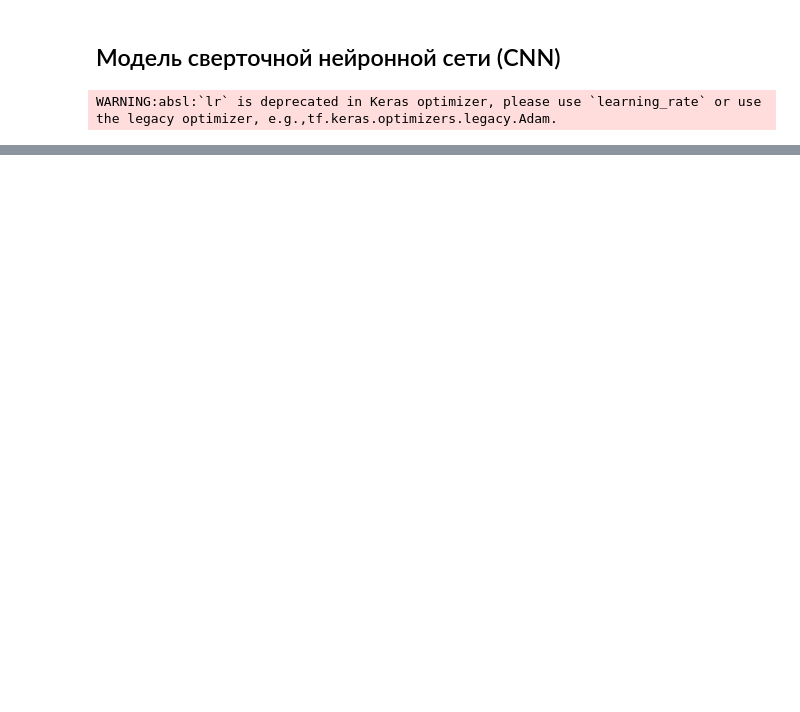
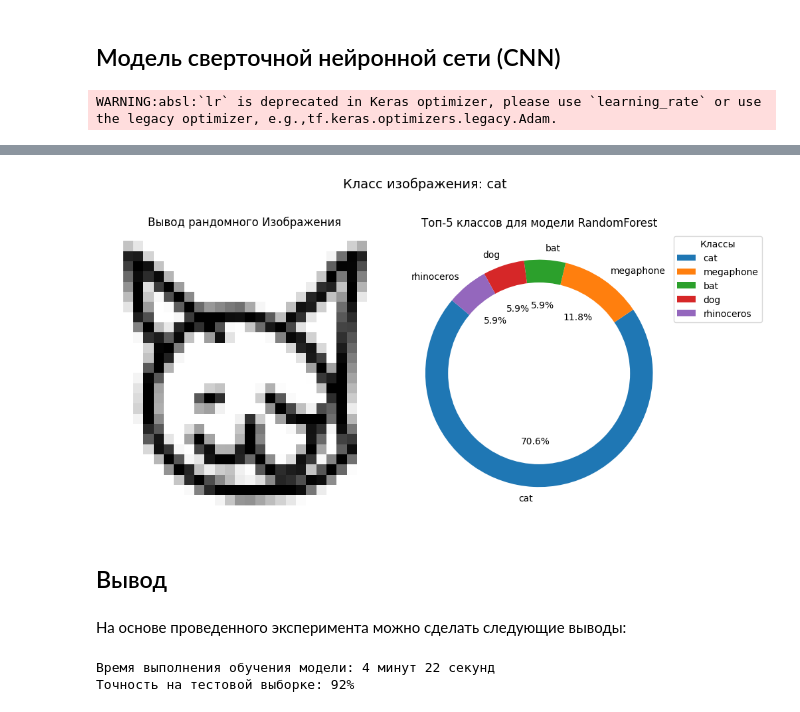
Before and after one commit to kostique23/kostique23.github.io, a Jupyter notebook: (Кулебякин_К_Д_)_Практическая_работа_№1_(задача_3).ipynb, the cells around one changed output, grey strips where cells are left out. Saved outputs shown, nothing was run; the diff lists cells and outputs as text; code cells hidden in the pictures; blank space fills up the shorter version.

```diff
--- a/(Кулебякин_К_Д_)_Практическая_работа_№1_(задача_3).ipynb
+++ b/(Кулебякин_К_Д_)_Практическая_работа_№1_(задача_3).ipynb
@@ -196,0 +209,19 @@ print(f"Точность на тестовой выборке: {int(score[1] * 1
+# %%
+#@title Подготовительная часть
+
+# Преобразование данных в 2D массив
+x_train_flat = x_train.reshape(x_train.shape[0], -1)
+x_test_flat = x_test.reshape(x_test.shape[0], -1)
+
+# Инициализация модели Random Forest
+rf_model = RandomForestClassifier(n_estimators=100, random_state=0, n_jobs=-1)
+# %%
+#@title Обучение модели Random Forest
+
+start_rf = time.time()
+rf_model.fit(x_train_flat, y_train.argmax(axis=1))
+end_rf = time.time()
+
+elapsed_time_rf = end_rf - start_rf
+minutes_rf = int(elapsed_time_rf // 60)
+second_rf = int(elapsed_time_rf % 60)
@@ -243,0 +285,55 @@ plt.show()
+# %%
+#@title Вывод для RandomForest
+
+# Выбор рандомного изображения
+idx = randint(0, len(x_test))
+img = x_test[idx]
+
+# Создание сетки для изображения и графика
+plt.figure(figsize=(10, 5))
+
+# Первый подграфик - изображение
+plt.subplot(1, 2, 1)
+plt.imshow(img.squeeze(), cmap='gray_r')
+plt.title('Вывод рандомного Изображения')
+plt.axis('off')
+
+# Второй подграфик - диаграмма
+plt.subplot(1, 2, 2)
+proba_rf = rf_model.predict_proba(img.reshape(1, -1))[0]
+ind_rf = (-proba_rf).argsort()[:5]
+
+labels = [class_names[i] for i in ind]
+sizes = [proba_rf[i] for i in ind_rf]
+
+plt.pie(sizes, labels=labels, autopct='%1.1f%%', startangle=140)
+centre_circle = plt.Circle((0, 0), 0.80, fc='white')
+fig = plt.gcf()
+fig.gca().add_artist(centre_circle)
+plt.title('Топ-5 классов для модели RandomForest')
+plt.legend(labels, title="Классы", loc="upper right", bbox_to_anchor=(1.3, 1))
+
+# Добавление заголовка класса для выпадающего изображения
+class_idx = np.argmax(y_test[idx])
+class_name = class_names[class_idx]
+plt.suptitle(f'Класс изображения: {class_name}', y=1.05, fontsize=14)
+
+# Вывод графиков
+plt.tight_layout()
+plt.show()
+# %% [output]
+[figure, added]
+# %% [markdown]
+## Вывод
+# %% [markdown]
+
+
+На основе проведенного эксперимента можно сделать следующие выводы:
+# %%
+#@title 1. Обучение модели CNN
+
+print(f"Время выполнения обучения модели: {minutes} минут {second} секунд")
+print(f"Точность на тестовой выборке: {int(score[1] * 100)}%")
+# %% [output]
+Время выполнения обучения модели: 4 минут 22 секунд
+Точность на тестовой выборке: 92%
```
Also changed, not shown: parts of 20 cells of this notebook.
